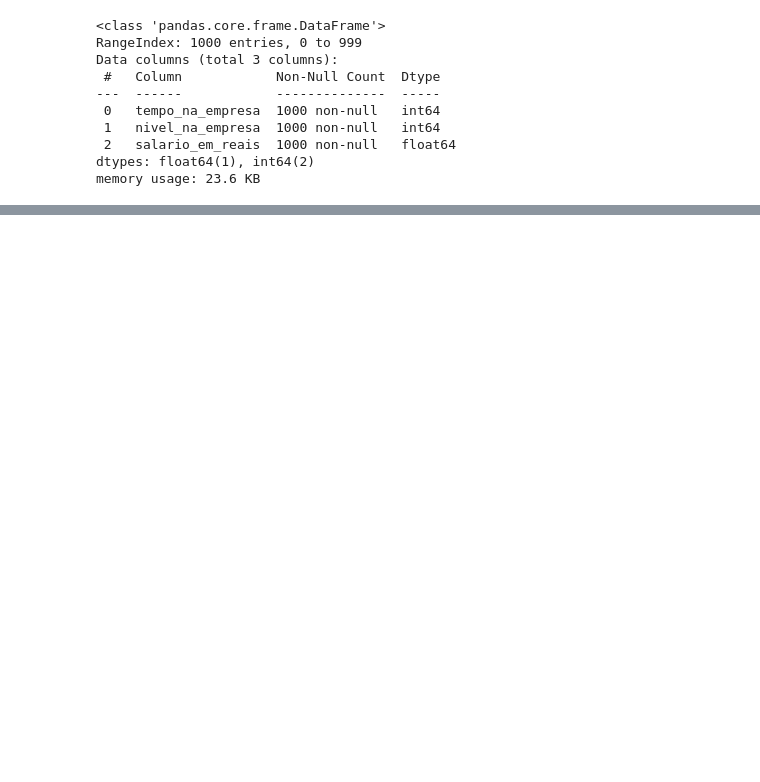
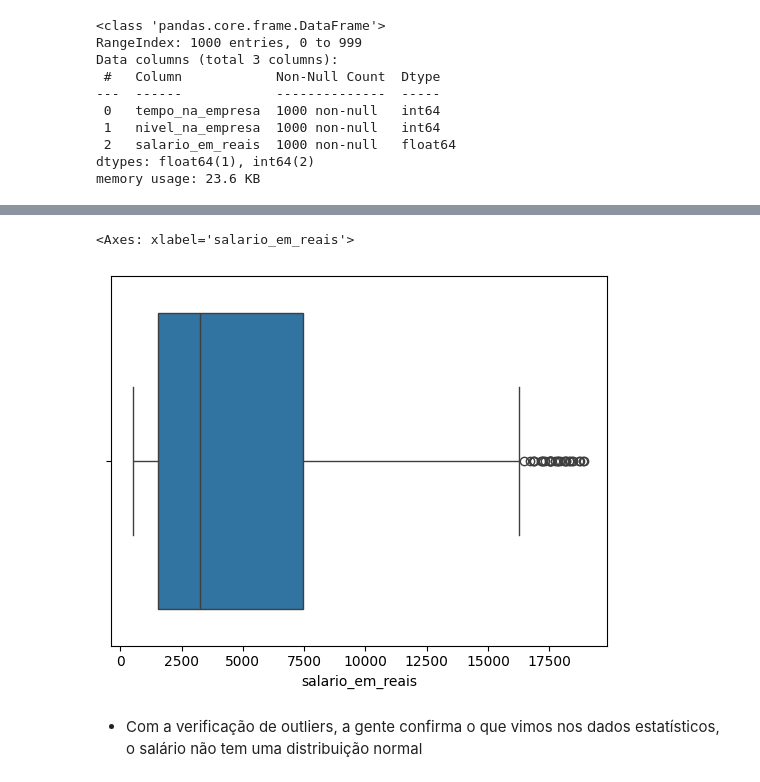
Before and after one commit to rcmonteiro/curso-ia-rocketseat, a Jupyter notebook: regressao_polinomial/modelo_salario.ipynb, the cells around one changed output, grey strips where cells are left out. Saved outputs shown, nothing was run; the diff lists cells and outputs as text; code cells hidden in the pictures; blank space fills up the shorter version.

```diff
--- a/regressao_polinomial/modelo_salario.ipynb
+++ b/regressao_polinomial/modelo_salario.ipynb
@@ -28,0 +82,8 @@ df_bucketing = df.copy()
+# %%
+# Verificar outliers
+sns.boxplot(data=df, x='salario_em_reais')
+# %% [output]
+<Axes: xlabel='salario_em_reais'>
+[figure, added]
+# %% [markdown]
+- Com a verificação de outliers, a gente confirma o que vimos nos dados estatísticos, o salário não tem uma distribuição normal
```
Also changed, not shown: parts of 6 cells of this notebook.
